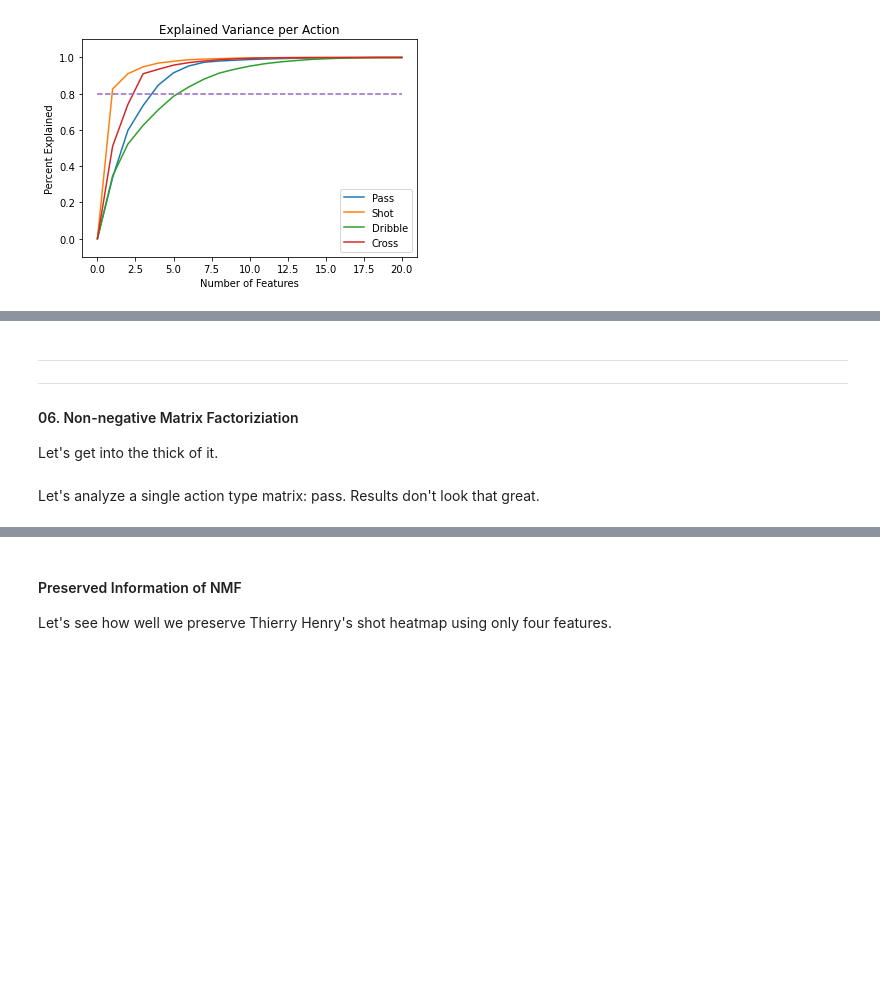
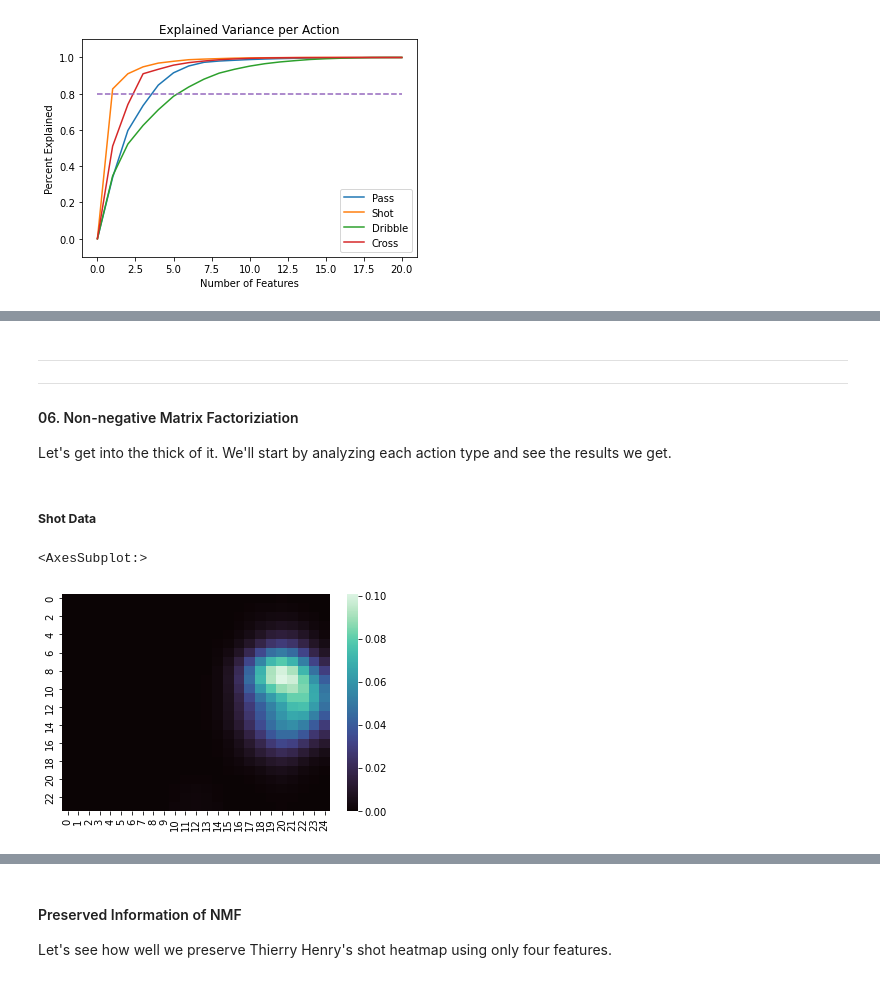
Before and after one commit to lucas-nelson-uiuc/stat430_unsupervised_project, a Jupyter notebook: soccer_project.ipynb, the cells around one changed output, grey strips where cells are left out. Drawn from its saved outputs; the diff is of its cells as text; code cells hidden in the pictures; blank space fills up the shorter version.

```diff
--- a/soccer_project.ipynb
+++ b/soccer_project.ipynb
@@ -241,6 +268,6 @@ plt.show()
 ---
 #### 06. Non-negative Matrix Factoriziation
 
-Let's get into the thick of it.
+Let's get into the thick of it. We'll start by analyzing each action type and see the results we get.
-# %% [markdown]
-Let's analyze a single action type matrix: pass. Results don't look that great.
+# %% [markdown]
+##### **Shot Data**
@@ -246,0 +279,5 @@ Let's analyze a single action type matrix: pass. Results don't look that great.
+# %%
+sns.heatmap(np.array(np.matmul(nmf_shot_W, nmf_shot_H['Thierry Henry'])).reshape((24,25)), cmap='mako')
+# %% [output]
+<AxesSubplot:>
+[figure, added]
```
Also changed, not shown: parts of 30 cells of this notebook.
